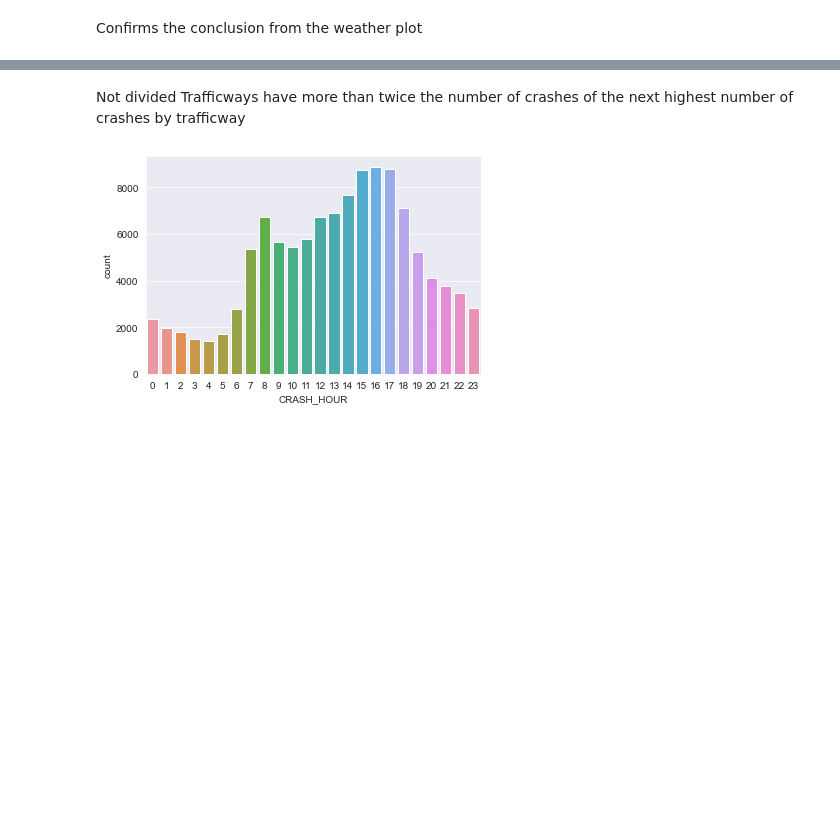
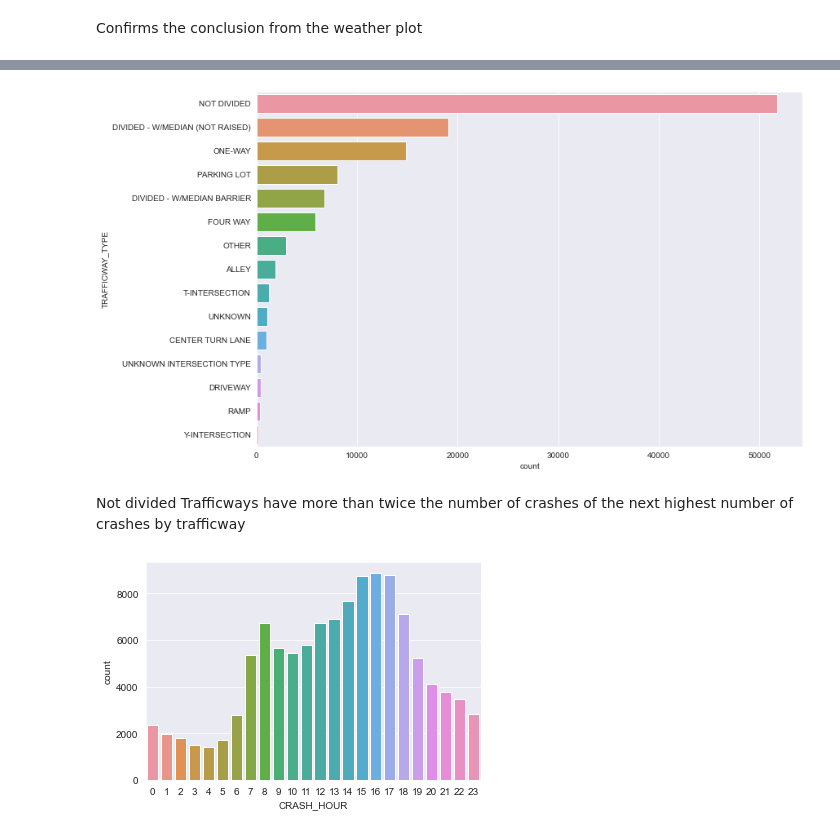
Before and after one commit to deepthiab/CarCrashes-Chicago, a Jupyter notebook: Deepthi/EDA.ipynb, the cells around one changed output, grey strips where cells are left out. Saved outputs shown, nothing was run; the diff lists cells and outputs as text; code cells hidden in the pictures; blank space fills up the shorter version.

```diff
--- a/Deepthi/EDA.ipynb
+++ b/Deepthi/EDA.ipynb
@@ -242,3 +241,7 @@ cntplot_sorted_value_h('TRAFFICWAY_TYPE', df_19)
+# %%
+cntplot_sorted_value_h('TRAFFICWAY_TYPE', df_19[df_19['INJURIES_FATAL']==0])
+# %% [output]
+[figure, added]
 # %% [markdown]
 Not divided Trafficways have more than twice the number of crashes of the next highest number of crashes by trafficway
 # %%
```
Also changed, not shown: parts of 27 cells of this notebook, 2 other files.
